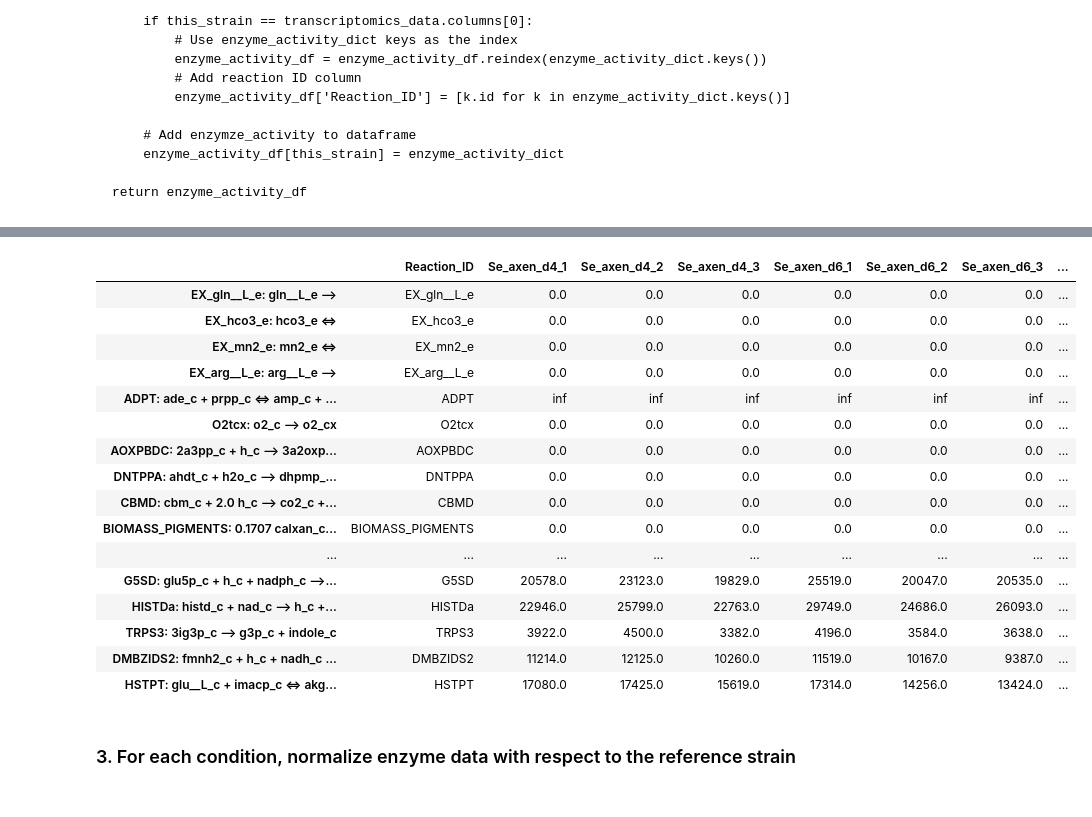
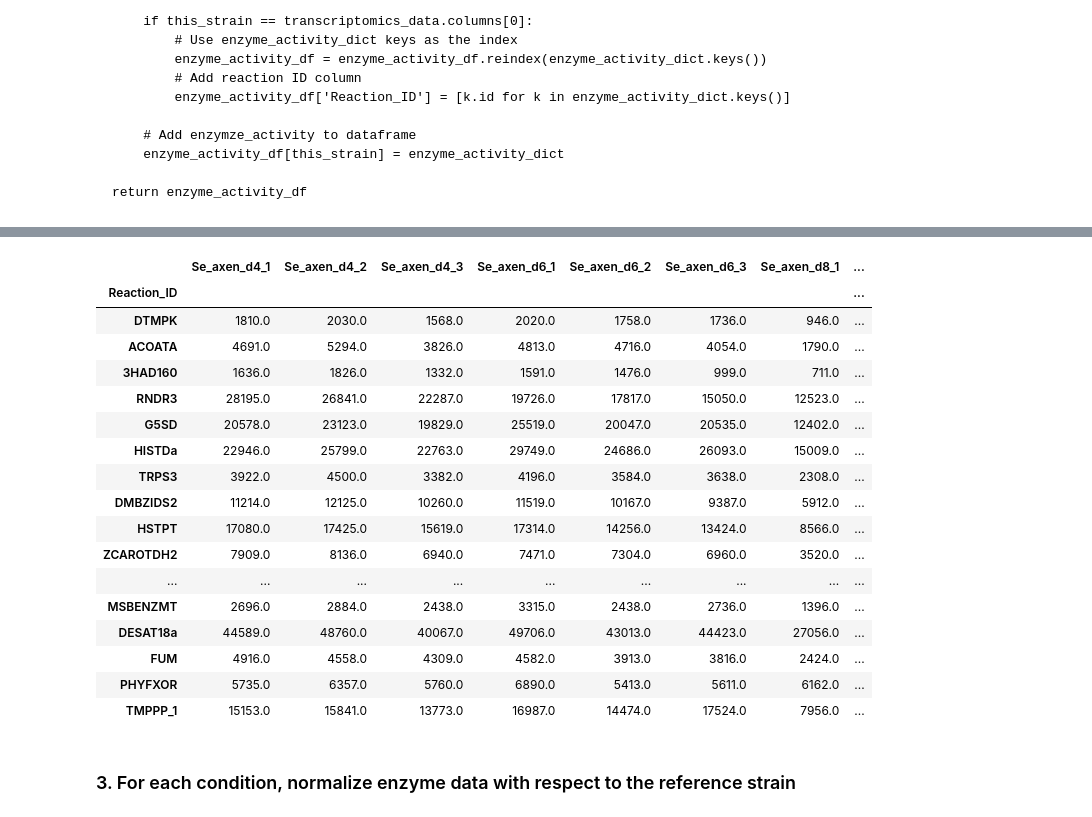
Before and after one commit to pnnl-predictive-phenomics/syn_bmca, a Jupyter notebook: data/set_bounds_with_FVA_for_Syn_simplified.ipynb, the cells around one changed output, grey strips where cells are left out. Cells and saved outputs as stored; diff of their text form; code cells hidden in the pictures.

Commit message:
Re-ran enzyme activity for syn_elong model; added cleanup lines to notebook (drop 0s and infs)

```diff
--- a/data/set_bounds_with_FVA_for_Syn_simplified.ipynb
+++ b/data/set_bounds_with_FVA_for_Syn_simplified.ipynb
@@ -247,3 +447,18 @@ def convert_transcriptomics_to_enzyme_activity(transcriptomics_data: pd.DataFram
 # %%
 # Run enzyme activity converter for all strains in transcriptomics_df
 all_enzyme_activity_df = convert_transcriptomics_to_enzyme_activity(transcriptomics_df, syn_model)
+# %%
+### Cleanup enzyme activity df
+clean_enzyme_activity_df = all_enzyme_activity_df.copy()
+
+# Replace current index with Reaction_ID column
+clean_enzyme_activity_df = clean_enzyme_activity_df.set_index('Reaction_ID')
+
+# Drop rows with all 0s:
+clean_enzyme_activity_df = clean_enzyme_activity_df.loc[~(clean_enzyme_activity_df==0).all(axis=1)]
+
+# Drop rows with all infs:
+clean_enzyme_activity_df.replace([np.inf, -np.inf], np.nan, inplace=True)
+clean_enzyme_activity_df.dropna(how='all', inplace=True)
+
+clean_enzyme_activity_df
@@ -250,26 +480,27 @@ all_enzyme_activity_df = convert_transcriptomics_to_enzyme_activity(transcriptom
 # %%
 # Write dataframe to csv
-all_enzyme_activity_df.to_csv('processed_data/enzymze_activity.csv')
+clean_enzyme_activity_df.to_csv('processed_data/cleaned_enzymze_activity_for_syn_elong_model.csv')
 
-all_enzyme_activity_df.iloc[0:25]
+clean_enzyme_activity_df.iloc[0:25]
 # %% [output]
-|  | Reaction_ID | Se_axen_d4_1 | Se_axen_d4_2 | Se_axen_d4_3 | Se_axen_d6_1 | Se_axen_d6_2 | Se_axen_d6_3 | ... |
-| EX_gln__L_e: gln__L_e --> | EX_gln__L_e | 0.0 | 0.0 | 0.0 | 0.0 | 0.0 | 0.0 | ... |
-| EX_hco3_e: hco3_e <=> | EX_hco3_e | 0.0 | 0.0 | 0.0 | 0.0 | 0.0 | 0.0 | ... |
-| EX_mn2_e: mn2_e <=> | EX_mn2_e | 0.0 | 0.0 | 0.0 | 0.0 | 0.0 | 0.0 | ... |
-| EX_arg__L_e: arg__L_e --> | EX_arg__L_e | 0.0 | 0.0 | 0.0 | 0.0 | 0.0 | 0.0 | ... |
-| ADPT: ade_c + prpp_c <=> amp_c + ... | ADPT | inf | inf | inf | inf | inf | inf | ... |
-| O2tcx: o2_c --> o2_cx | O2tcx | 0.0 | 0.0 | 0.0 | 0.0 | 0.0 | 0.0 | ... |
-| AOXPBDC: 2a3pp_c + h_c --> 3a2oxp... | AOXPBDC | 0.0 | 0.0 | 0.0 | 0.0 | 0.0 | 0.0 | ... |
-| DNTPPA: ahdt_c + h2o_c --> dhpmp_... | DNTPPA | 0.0 | 0.0 | 0.0 | 0.0 | 0.0 | 0.0 | ... |
-| CBMD: cbm_c + 2.0 h_c --> co2_c +... | CBMD | 0.0 | 0.0 | 0.0 | 0.0 | 0.0 | 0.0 | ... |
-| BIOMASS_PIGMENTS: 0.1707 calxan_c... | BIOMASS_PIGMENTS | 0.0 | 0.0 | 0.0 | 0.0 | 0.0 | 0.0 | ... |
+|  | Se_axen_d4_1 | Se_axen_d4_2 | Se_axen_d4_3 | Se_axen_d6_1 | Se_axen_d6_2 | Se_axen_d6_3 | Se_axen_d8_1 | ... |
+| Reaction_ID |  |  |  |  |  |  |  | ... |
+| DTMPK | 1810.0 | 2030.0 | 1568.0 | 2020.0 | 1758.0 | 1736.0 | 946.0 | ... |
+| ACOATA | 4691.0 | 5294.0 | 3826.0 | 4813.0 | 4716.0 | 4054.0 | 1790.0 | ... |
+| 3HAD160 | 1636.0 | 1826.0 | 1332.0 | 1591.0 | 1476.0 | 999.0 | 711.0 | ... |
+| RNDR3 | 28195.0 | 26841.0 | 22287.0 | 19726.0 | 17817.0 | 15050.0 | 12523.0 | ... |
+| G5SD | 20578.0 | 23123.0 | 19829.0 | 25519.0 | 20047.0 | 20535.0 | 12402.0 | ... |
+| HISTDa | 22946.0 | 25799.0 | 22763.0 | 29749.0 | 24686.0 | 26093.0 | 15009.0 | ... |
+| TRPS3 | 3922.0 | 4500.0 | 3382.0 | 4196.0 | 3584.0 | 3638.0 | 2308.0 | ... |
+| DMBZIDS2 | 11214.0 | 12125.0 | 10260.0 | 11519.0 | 10167.0 | 9387.0 | 5912.0 | ... |
+| HSTPT | 17080.0 | 17425.0 | 15619.0 | 17314.0 | 14256.0 | 13424.0 | 8566.0 | ... |
+| ZCAROTDH2 | 7909.0 | 8136.0 | 6940.0 | 7471.0 | 7304.0 | 6960.0 | 3520.0 | ... |
 | ... | ... | ... | ... | ... | ... | ... | ... | ... |
-| G5SD: glu5p_c + h_c + nadph_c -->... | G5SD | 20578.0 | 23123.0 | 19829.0 | 25519.0 | 20047.0 | 20535.0 | ... |
-| HISTDa: histd_c + nad_c --> h_c +... | HISTDa | 22946.0 | 25799.0 | 22763.0 | 29749.0 | 24686.0 | 26093.0 | ... |
-| TRPS3: 3ig3p_c --> g3p_c + indole_c | TRPS3 | 3922.0 | 4500.0 | 3382.0 | 4196.0 | 3584.0 | 3638.0 | ... |
-| DMBZIDS2: fmnh2_c + h_c + nadh_c ... | DMBZIDS2 | 11214.0 | 12125.0 | 10260.0 | 11519.0 | 10167.0 | 9387.0 | ... |
-| HSTPT: glu__L_c + imacp_c <=> akg... | HSTPT | 17080.0 | 17425.0 | 15619.0 | 17314.0 | 14256.0 | 13424.0 | ... |
+| MSBENZMT | 2696.0 | 2884.0 | 2438.0 | 3315.0 | 2438.0 | 2736.0 | 1396.0 | ... |
+| DESAT18a | 44589.0 | 48760.0 | 40067.0 | 49706.0 | 43013.0 | 44423.0 | 27056.0 | ... |
+| FUM | 4916.0 | 4558.0 | 4309.0 | 4582.0 | 3913.0 | 3816.0 | 2424.0 | ... |
+| PHYFXOR | 5735.0 | 6357.0 | 5760.0 | 6890.0 | 5413.0 | 5611.0 | 6162.0 | ... |
+| TMPPP_1 | 15153.0 | 15841.0 | 13773.0 | 16987.0 | 14474.0 | 17524.0 | 7956.0 | ... |
 # %% [markdown]
  ### 3. For each condition, normalize enzyme data with respect to the reference strain
 # %%
```
Also changed, not shown: parts of 25 cells of this notebook, 1 other file.
